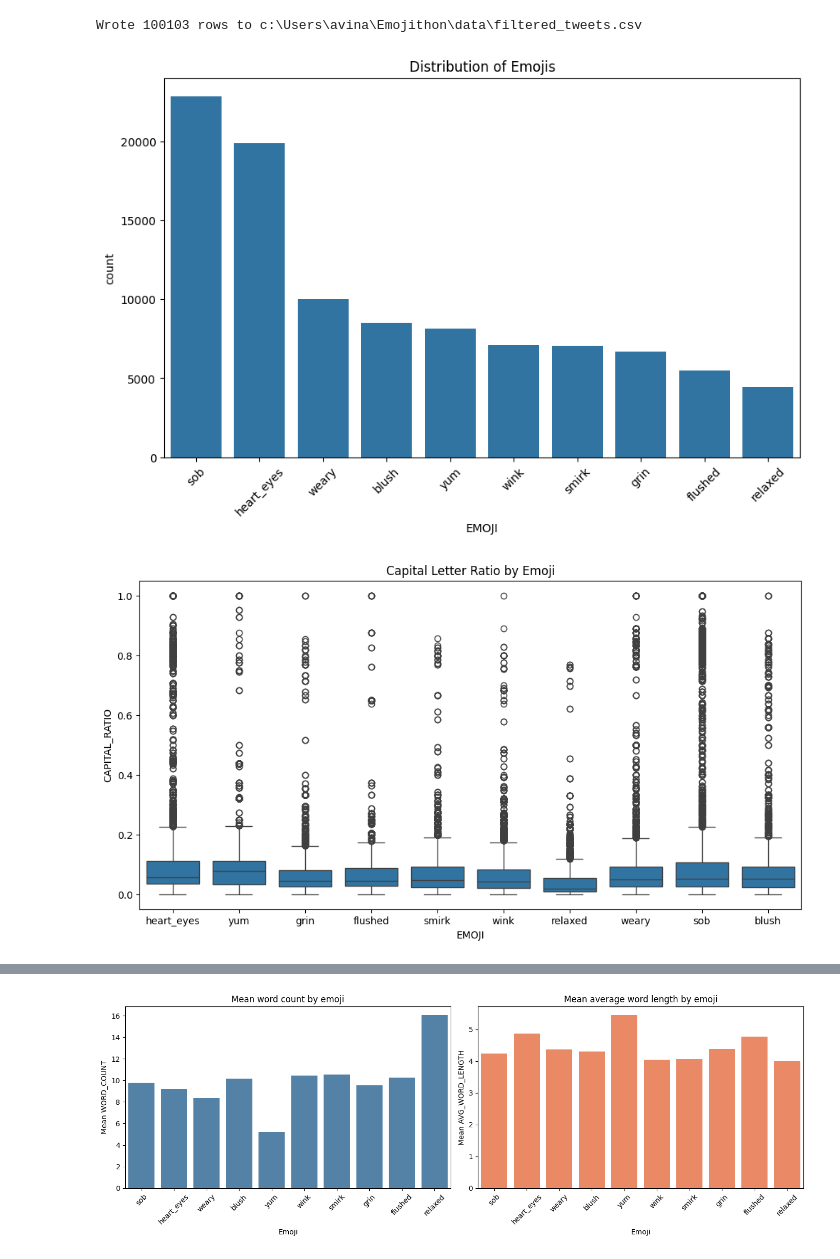
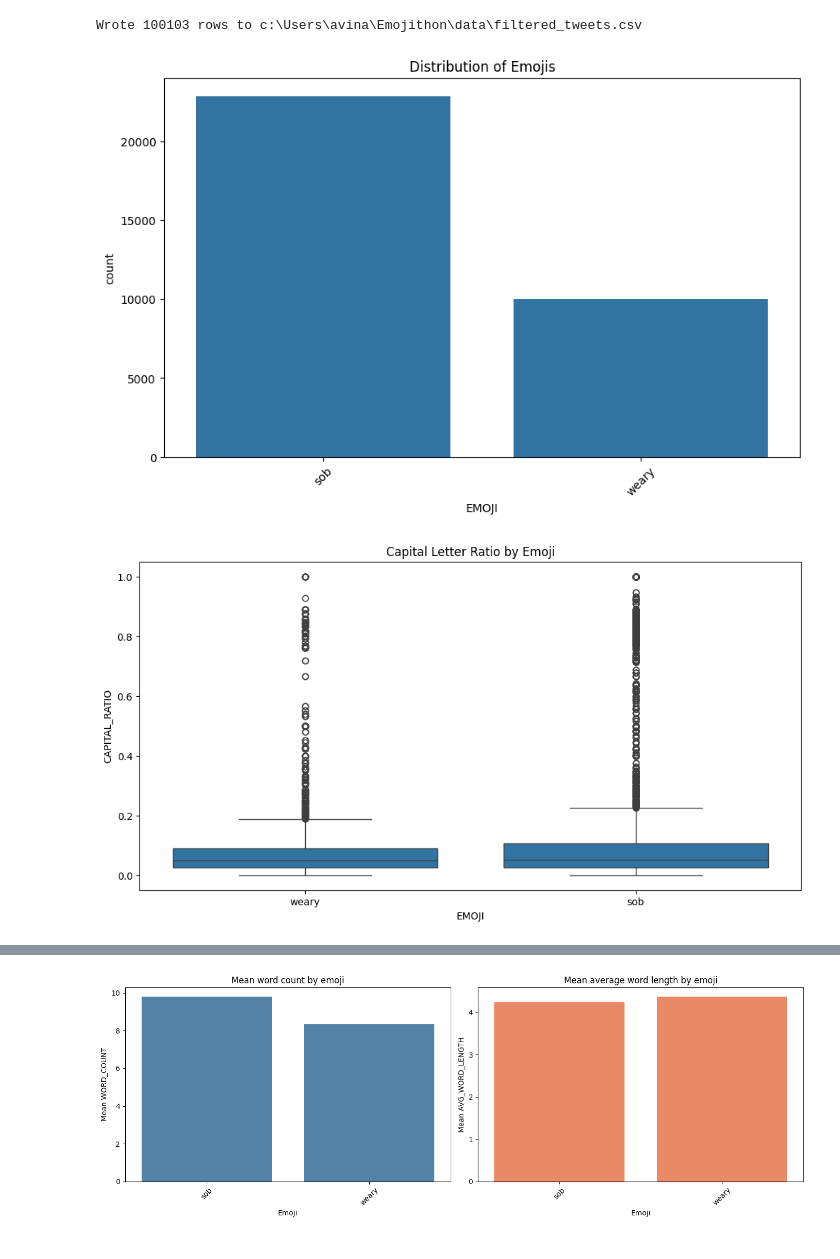
Before and after one commit to Green-Kiwie/Emojithon, a Jupyter notebook: eda.ipynb, the cells around one changed output, grey strips where cells are left out. Drawn from its saved outputs; the diff is of its cells as text; code cells hidden in the pictures.

```diff
--- a/eda.ipynb
+++ b/eda.ipynb
@@ -94,30 +94,33 @@ df = pd.read_csv(TRAIN_CSV)
 # Drop unimportant features
 df = df.drop(columns=['LINE_NUM'])
 
+#
+df = df[df['EMOJI'].isin(['sob', 'weary'])]
+
 # Calculate capital ratio
 df['CAPITAL_RATIO'] = df['CAPITAL_LETTER_COUNT'] / df['CHAR_COUNT']
 
-# 2. Target Distribution
+# Target Distribution
 plt.figure(figsize=(10, 6))
 sns.countplot(data=df, x='EMOJI', order=df['EMOJI'].value_counts().index)
 plt.title('Distribution of Emojis')
 plt.xticks(rotation=45)
 plt.show()
 
-# 3. Capital Letters vs Emoji (Boxplot)
+# Capital Letters vs Emoji (Boxplot)
 plt.figure(figsize=(12, 6))
 sns.boxplot(data=df, x='EMOJI', y='CAPITAL_RATIO')
 plt.title('Capital Letter Ratio by Emoji')
 plt.show()
 
-# 4. Question Marks vs Emoji (Cross-tabulation)
+# Question Marks vs Emoji (Cross-tabulation)
 crosstab = pd.crosstab(df['EMOJI'], df['HAS_QUESTION_MARK'], normalize='index')
 crosstab.plot(kind='bar', stacked=True, figsize=(10, 6))
 plt.title('Proportion of Tweets with Question Marks per Emoji')
 plt.ylabel('Proportion')
 plt.show()
 
-# 5. Exclamation marks vs Emoji (cross-tabulation)
+# Exclamation marks vs Emoji (cross-tabulation)
 crosstab = pd.crosstab(df['EMOJI'], df['HAS_EXCLAMATION_MARK'], normalize='index')
 crosstab.plot(kind='bar', stacked=True, figsize=(10, 6))
 plt.title('Proportion of tweets with exclamation marks per emoji')
@@ -125,7 +128,7 @@ plt.ylabel('Proportion')
 plt.show()
 
 
-# 6. Character Count Distribution
+# Character Count Distribution
 pivot_table = df.pivot_table(
     values='CHAR_COUNT',
     index='EMOJI',
@@ -148,7 +151,6 @@ pivot_table = df.pivot_table(
 )
 
 # Heat map of capital letter ratio for combinations of flags
-# Not very useful
 plt.figure(figsize=(10, 8))
 sns.heatmap(pivot_table, annot=True, cmap='YlGnBu', fmt=".4f")
 plt.title('Median Capital Letter Ratio for Combinations of Flags')
@@ -156,7 +158,7 @@ plt.xlabel('Has Question Mark / Has Exclamation Mark')
 plt.show()
 
 
-# 7. Bar charts: emoji (x) vs mean word count / mean average word length (y)
+# Bar charts: emoji (x) vs mean word count / mean average word length (y)
 emoji_order_words = df['EMOJI'].value_counts().index.tolist()
 word_by_emoji = (
     df.groupby('EMOJI', observed=False)[['WORD_COUNT', 'AVG_WORD_LENGTH']]
@@ -167,32 +169,32 @@ word_by_emoji = (
 
 fig, axes = plt.subplots(1, 2, figsize=(14, 5))
 sns.barplot(
     data=word_by_emoji,
     x='EMOJI',
     y='WORD_COUNT',
     order=emoji_order_words,
     ax=axes[0],
     color='steelblue',
 )
 axes[0].set_title('Mean word count by emoji')
 axes[0].set_xlabel('Emoji')
 axes[0].set_ylabel('Mean WORD_COUNT')
 axes[0].tick_params(axis='x', rotation=45)
 
 sns.barplot(
     data=word_by_emoji,
     x='EMOJI',
     y='AVG_WORD_LENGTH',
     order=emoji_order_words,
     ax=axes[1],
     color='coral',
 )
 axes[1].set_title('Mean average word length by emoji')
 axes[1].set_xlabel('Emoji')
 axes[1].set_ylabel('Mean AVG_WORD_LENGTH')
 axes[1].tick_params(axis='x', rotation=45)
 plt.tight_layout()
 plt.show()
 # %% [output]
-[figure, old version]
+[figure, new version]
-[figure, old version]
+[figure, new version]
@@ -203 +205 @@ plt.show()
-[figure, old version]
+[figure, new version]
```
Also changed, not shown: parts of 10 cells of this notebook, 4 other files.
